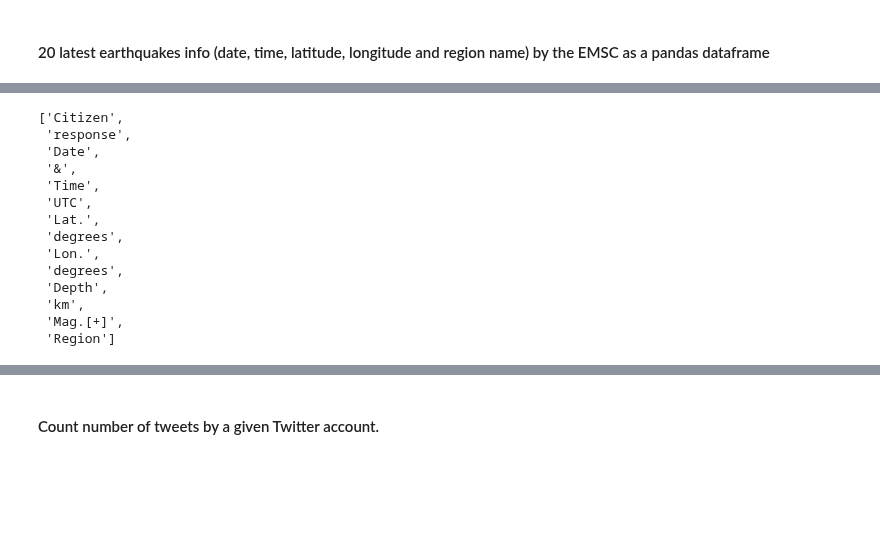
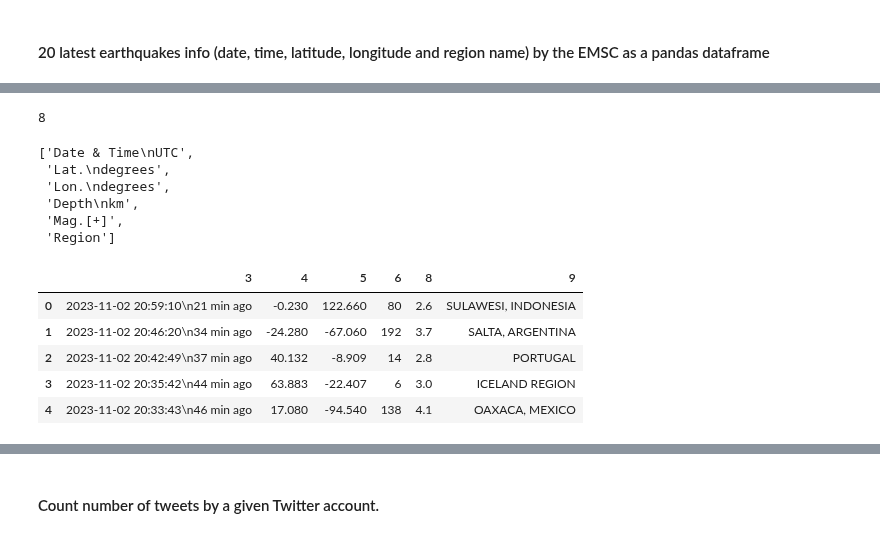
Before and after one commit to Ironhack-Data-Madrid-Octubre-2023/4.3-lab_web_scraping_selenium, a Jupyter notebook: your-code/main.ipynb, the cells around one changed output, grey strips where cells are left out. Saved outputs shown, nothing was run; the diff lists cells and outputs as text; code cells hidden in the pictures; blank space fills up the shorter version.

```diff
--- a/your-code/main.ipynb
+++ b/your-code/main.ipynb
@@ -304,6 +301,6 @@ JOSE RODOLFO VILLARREAL-HERNANDEZ
 url7 = 'https://www.emsc-csem.org/Earthquake/'
 driver.get(url7)
 # %%
-tabla= driver.find_element(By.XPATH, '//div[@class="htab"]')
-len(tabla.text)
+tabla= driver.find_element(By.XPATH, '/html/body/div[3]/div[6]/table')
+tabla
 # %% [output]
@@ -317,0 +308,5 @@ len(tabla3)
+# %%
+cuerpo = tabla.find_element(By.TAG_NAME, 'tbody')
+
+
+filas = cuerpo.find_elements(By.TAG_NAME, 'tr')
@@ -317,0 +317,15 @@ len(tabla3)
+# %%
+matriz = []
+
+
+for f in filas:
+
+    tmp = []
+
+    elems = f.find_elements(By.TAG_NAME, 'td')  # esto es una lista
+
+    for e in elems:
+
+        tmp.append(e.text)
+
+    matriz.append(tmp)
@@ -337,18 +355,31 @@ terremotos.head().T
-# %%
-columnas= tabla.find_element(By.TAG_NAME, 'tr')
-columnas.text.split()
-# %% [output]
-['Citizen',
- 'response',
- 'Date',
- '&',
- 'Time',
- 'UTC',
- 'Lat.',
- 'degrees',
- 'Lon.',
- 'degrees',
- 'Depth',
- 'km',
- 'Mag.[+]',
- 'Region']
+# %%
+columnas = [i for i in range(10)]
+
+
+df = pd.DataFrame(matriz, columns=columnas)
+
+df = df[[3, 4, 5, 6, 8, 9]]
+# %%
+n_cols = [e.text for e in cabecera.find_elements(By.TAG_NAME, 'th')]
+
+len(n_cols)
+# %% [output]
+8
+# %%
+n_cols[2:]
+# %% [output]
+['Date & Time\nUTC',
+ 'Lat.\ndegrees',
+ 'Lon.\ndegrees',
+ 'Depth\nkm',
+ 'Mag.[+]',
+ 'Region']
+# %%
+df.head()
+# %% [output]
+|  | 3 | 4 | 5 | 6 | 8 | 9 |
+| 0 | 2023-11-02 20:59:10\n21 min ago | -0.230 | 122.660 | 80 | 2.6 | SULAWESI, INDONESIA |
+| 1 | 2023-11-02 20:46:20\n34 min ago | -24.280 | -67.060 | 192 | 3.7 | SALTA, ARGENTINA |
+| 2 | 2023-11-02 20:42:49\n37 min ago | 40.132 | -8.909 | 14 | 2.8 | PORTUGAL |
+| 3 | 2023-11-02 20:35:42\n44 min ago | 63.883 | -22.407 | 6 | 3.0 | ICELAND REGION |
+| 4 | 2023-11-02 20:33:43\n46 min ago | 17.080 | -94.540 | 138 | 4.1 | OAXACA, MEXICO |
```
Also changed, not shown: parts of 16 cells of this notebook.
